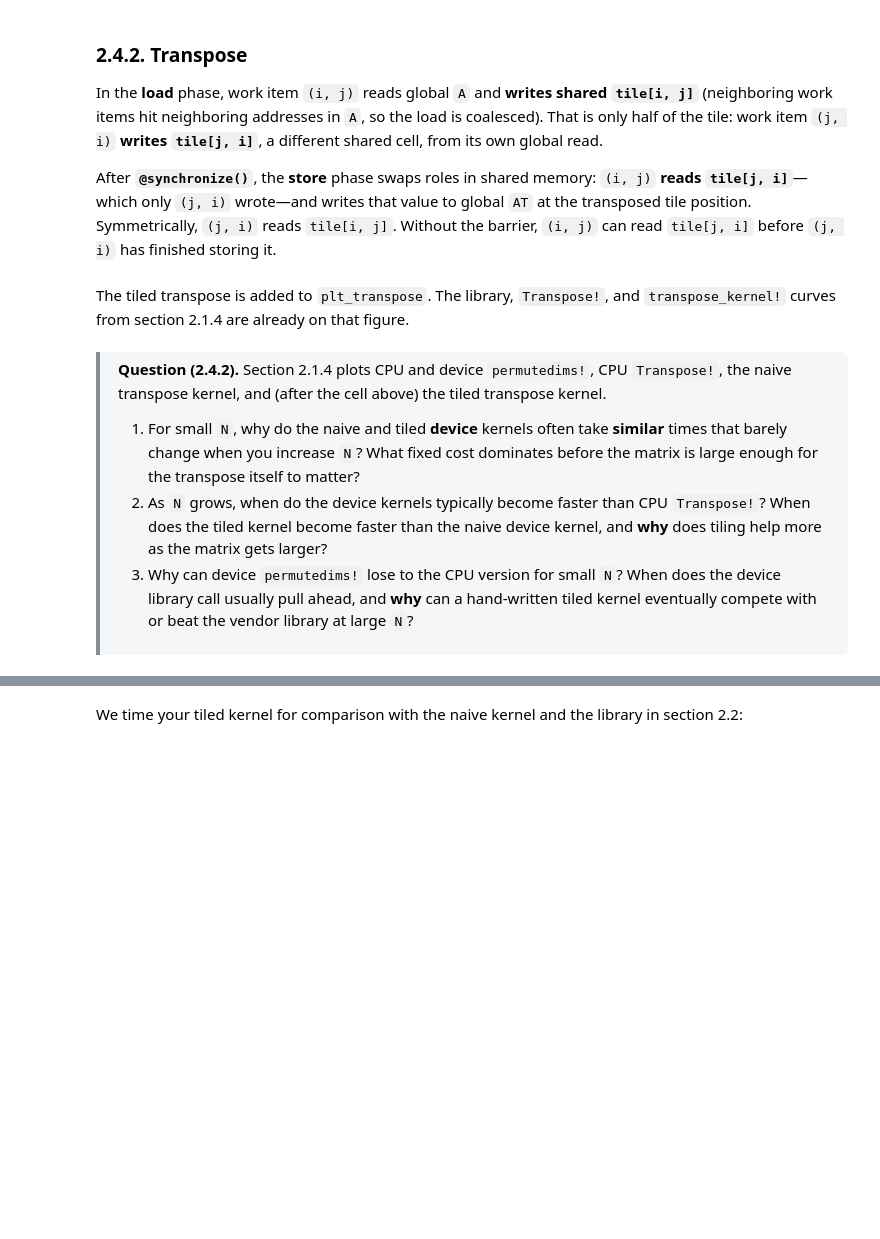
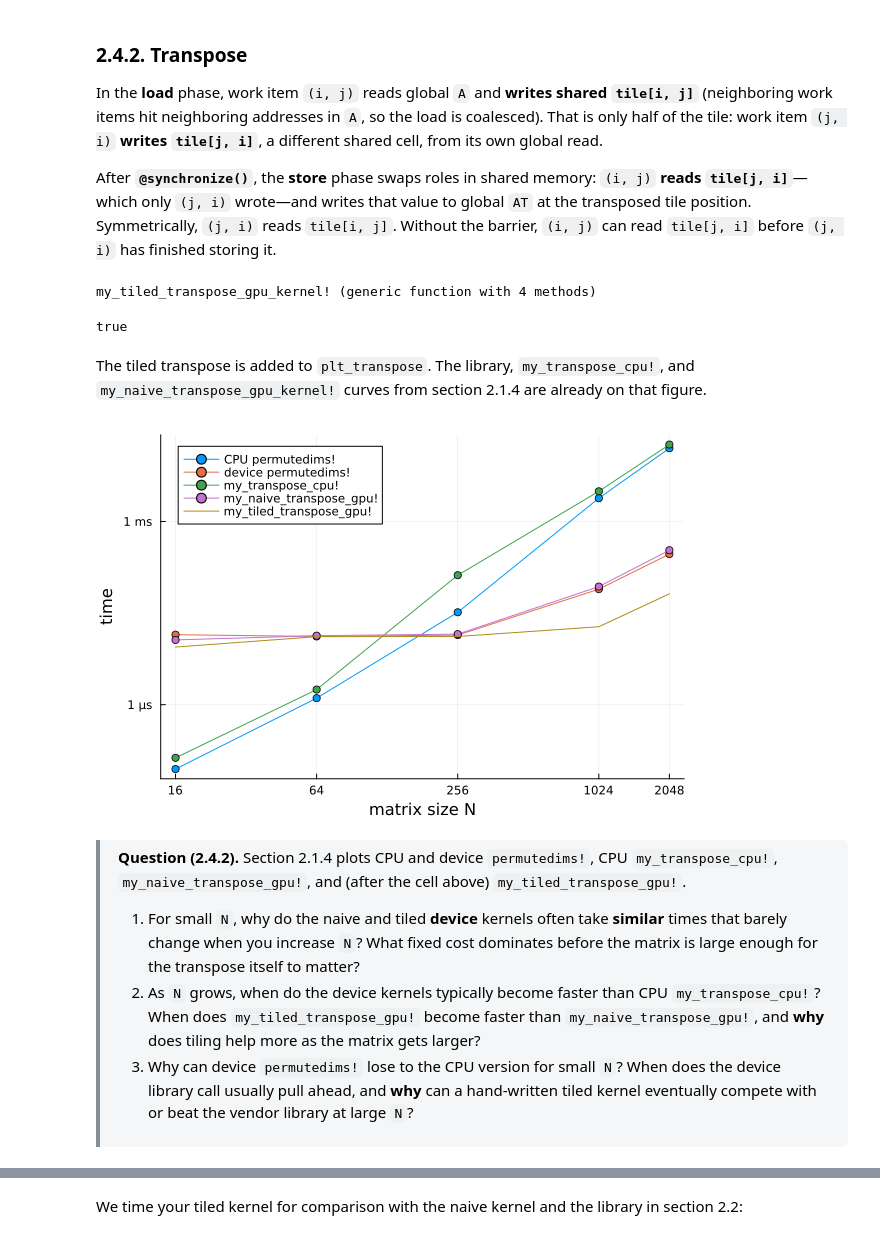
Before and after one commit to JuliaParallel/julia-hpc-tutorial-sc26, a Jupyter notebook: 02-Parallel-Programming/KernelAbstractions/solved_notebooks/matrix_multiplication.ipynb, the cells around one changed output, grey strips where cells are left out. Saved outputs shown, nothing was run; the diff lists cells and outputs as text; code cells hidden in the pictures; blank space fills up the shorter version.

```diff
--- a/02-Parallel-Programming/KernelAbstractions/solved_notebooks/matrix_multiplication.ipynb
+++ b/02-Parallel-Programming/KernelAbstractions/solved_notebooks/matrix_multiplication.ipynb
@@ -397,7 +559,7 @@ After **`@synchronize()`**, the **store** phase swaps roles in shared memory: `(
 # %%
 const TILE_DIM = 16
 
-@kernel unsafe_indices=true function transpose_tiled_kernel!(AT, @Const(A))
+@kernel unsafe_indices=true function my_tiled_transpose_gpu_kernel!(AT, @Const(A))
     gi, gj = @index(Group, NTuple)
     i, j = @index(Local, NTuple)
     N = @uniform @groupsize()[1]
@@ -415,38 +577,44 @@ const TILE_DIM = 16
     J = (gi - 1) * N + j
     @inbounds AT[I, J] = tile[j, i]   # store phase: (i,j) reads the slot (j,i) filled
 end
+# %% [output]
+my_tiled_transpose_gpu_kernel! (generic function with 4 methods)
 # %%
-fill!(DAT, 0)
+fill!(DAT, 0.0f0)
 
-tiled_transpose! = transpose_tiled_kernel!(Backend, (TILE_DIM, TILE_DIM))
-tiled_transpose!(DAT, DA, ndrange=size(DA))
+my_tiled_transpose_gpu! = my_tiled_transpose_gpu_kernel!(Backend, (TILE_DIM, TILE_DIM))
+my_tiled_transpose_gpu!(DAT, DA, ndrange=size(DA))
 KernelAbstractions.synchronize(Backend)
 
 Array(DAT) == transpose(A)
+# %% [output]
+true
 # %% [markdown]
-The tiled transpose is added to `plt_transpose`. The library, `Transpose!`, and `transpose_kernel!` curves from section 2.1.4 are already on that figure.
+The tiled transpose is added to `plt_transpose`. The library, `my_transpose_cpu!`, and `my_naive_transpose_gpu_kernel!` curves from section 2.1.4 are already on that figure.
 # %%
-t_tiled_transpose = Float64[]
+t_my_tiled_transpose_gpu = Float64[]
 for n in sizes
     X = rand(Float32, n, n)
     DX = copyto!(allocate(Backend, Float32, n, n), X)
     DXT = KernelAbstractions.zeros(Backend, Float32, n, n)
-    kt! = transpose_tiled_kernel!(Backend, (TILE_DIM, TILE_DIM))
-    push!(t_tiled_transpose, @belapsed begin
+    kt! = my_tiled_transpose_gpu_kernel!(Backend, (TILE_DIM, TILE_DIM))
+    push!(t_my_tiled_transpose_gpu, @belapsed begin
         $kt!($DXT, $DX; ndrange = ($n, $n))
         KernelAbstractions.synchronize($Backend)
     end)
 end
 
-Plots.plot!(plt_transpose, sizes, t_tiled_transpose; label = "tiled kernel")
+Plots.plot!(plt_transpose, sizes, t_my_tiled_transpose_gpu; label = "my_tiled_transpose_gpu!")
 plt_transpose
+# %% [output]
+[figure, added]
 # %% [markdown]
 <div style="border-left: 4px solid #868e96; background: rgba(134, 142, 150, 0.08); padding: 0.4em 1.2em 0.6em; border-radius: 0 6px 6px 0; margin: 1em 0;">
 
-**Question (2.4.2).** Section 2.1.4 plots CPU and device `permutedims!`, CPU `Transpose!`, the naive transpose kernel, and (after the cell above) the tiled transpose kernel.
+**Question (2.4.2).** Section 2.1.4 plots CPU and device `permutedims!`, CPU `my_transpose_cpu!`, `my_naive_transpose_gpu!`, and (after the cell above) `my_tiled_transpose_gpu!`.
 
 1. For small `N`, why do the naive and tiled **device** kernels often take **similar** times that barely change when you increase `N`? What fixed cost dominates before the matrix is large enough for the transpose itself to matter?
-2. As `N` grows, when do the device kernels typically become faster than CPU `Transpose!`? When does the tiled kernel become faster than the naive device kernel, and **why** does tiling help more as the matrix gets larger?
+2. As `N` grows, when do the device kernels typically become faster than CPU `my_transpose_cpu!`? When does `my_tiled_transpose_gpu!` become faster than `my_naive_transpose_gpu!`, and **why** does tiling help more as the matrix gets larger?
 3. Why can device `permutedims!` lose to the CPU version for small `N`? When does the device library call usually pull ahead, and **why** can a hand-written tiled kernel eventually compete with or beat the vendor library at large `N`?
 
 </div>
```
Also changed, not shown: parts of 41 cells of this notebook, 22 other files.
